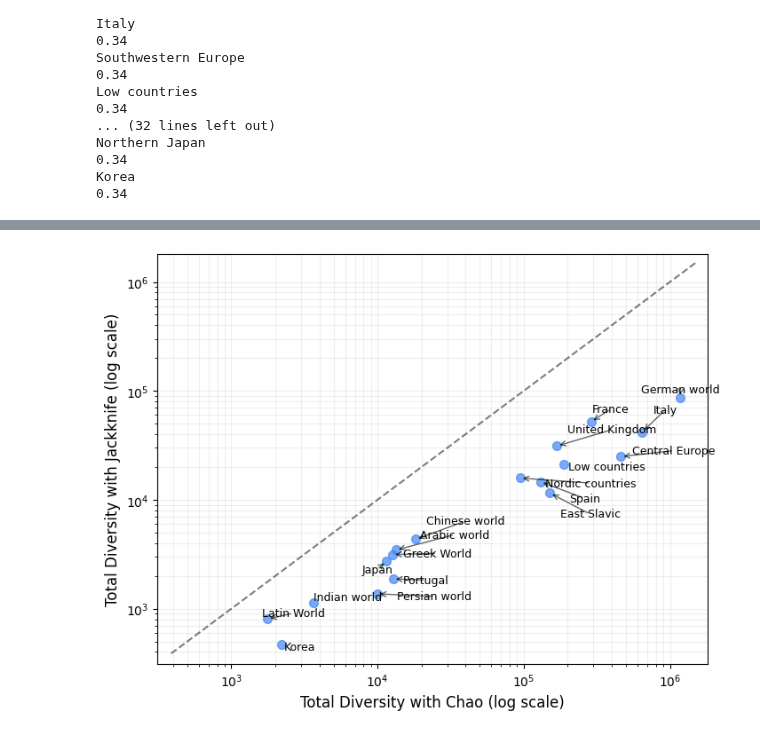
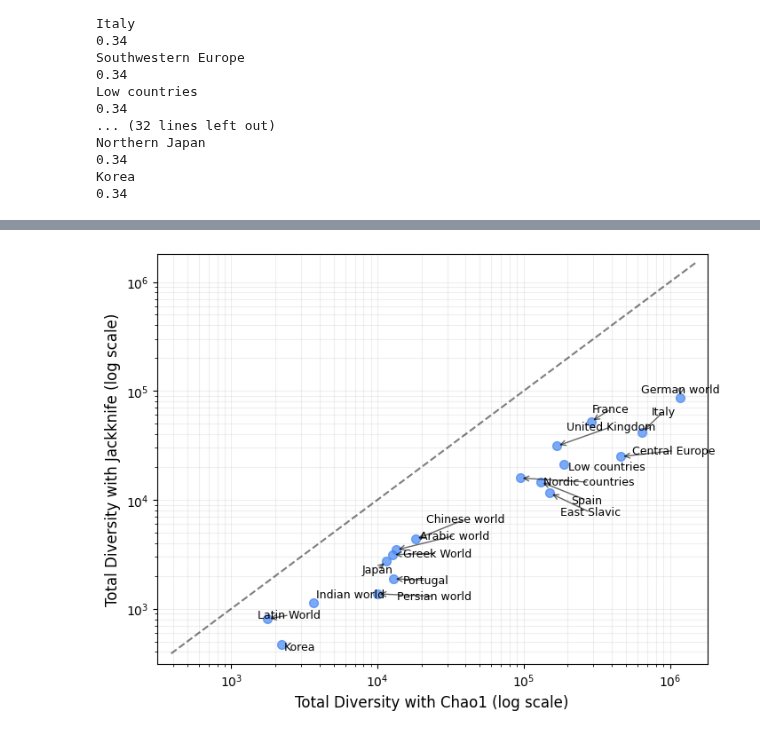
Before and after one commit to charlesdedampierre/cultura, a Jupyter notebook: 3-unseen_species_index/4 - estimator_robustness_analysis.ipynb, the cells around one changed output, grey strips where cells are left out. Saved outputs shown, nothing was run; the diff lists cells and outputs as text; code cells hidden in the pictures.

```diff
--- a/3-unseen_species_index/4 - estimator_robustness_analysis.ipynb
+++ b/3-unseen_species_index/4 - estimator_robustness_analysis.ipynb
@@ -253,34 +253,34 @@ plt.xscale('log')
 plt.yscale('log')
 
 # Add labels and title
-plt.xlabel('Total Diversity with Chao (log scale)', fontsize=12)
+plt.xlabel('Total Diversity with Chao1 (log scale)', fontsize=12)
 plt.ylabel('Total Diversity with Jackknife (log scale)', fontsize=12)
 
 # Add a reference line (where Chao = Jackknife)
 max_val = max(df_estimator['total_chao'].max(), df_estimator['total_jackknife'].max())
 min_val = min(df_estimator['total_chao'].min(), df_estimator['total_jackknife'].min())
 plt.plot([min_val, max_val], [min_val, max_val], 'k--', alpha=0.5)
 
 # Create text annotations but don't add them yet
 texts = []
 for i, row in df_main.iterrows():
     texts.append(plt.text(row['total_chao'], row['total_jackknife'], row['region_name'], fontsize=9))
 
 # Use adjust_text to prevent overlap
 adjust_text(texts,
            arrowprops=dict(arrowstyle='->', color='black', alpha=0.6),
            expand_points=(1.5, 1.5),
            force_points=(0.1, 0.1))
 
 # Set axis limits with some padding
 plt.xlim(min_val * 0.8, max_val * 1.2)
 plt.ylim(min_val * 0.8, max_val * 1.2)
 
 # Add grid for better readability
 plt.grid(True, which="both", ls="-", alpha=0.2)
 plt.show()
 
 # Alternative approach if adjustText is not available:
 # This manual approach uses specific positioning for problem regions
 # %% [output]
-[figure, old version]
+[figure, new version]
```
Also changed, not shown: 2 other files.
